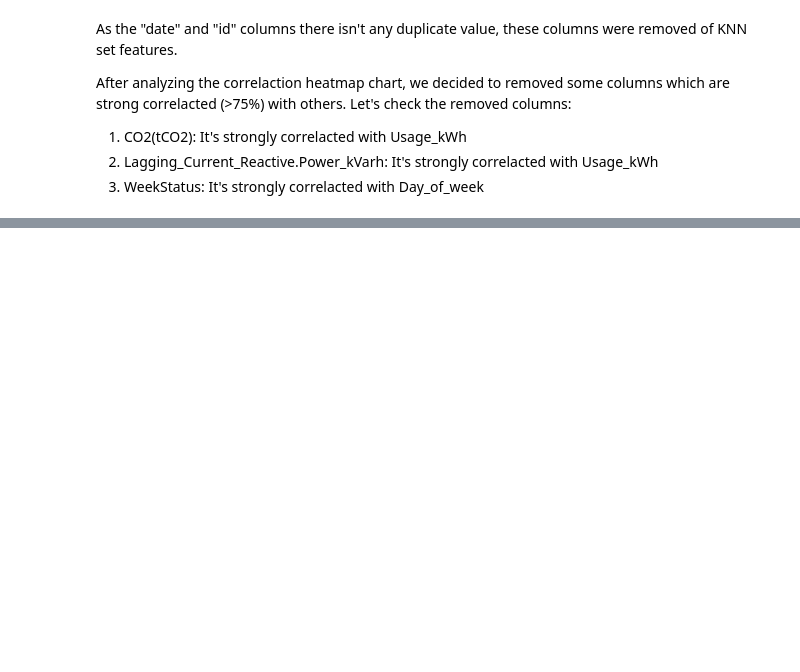
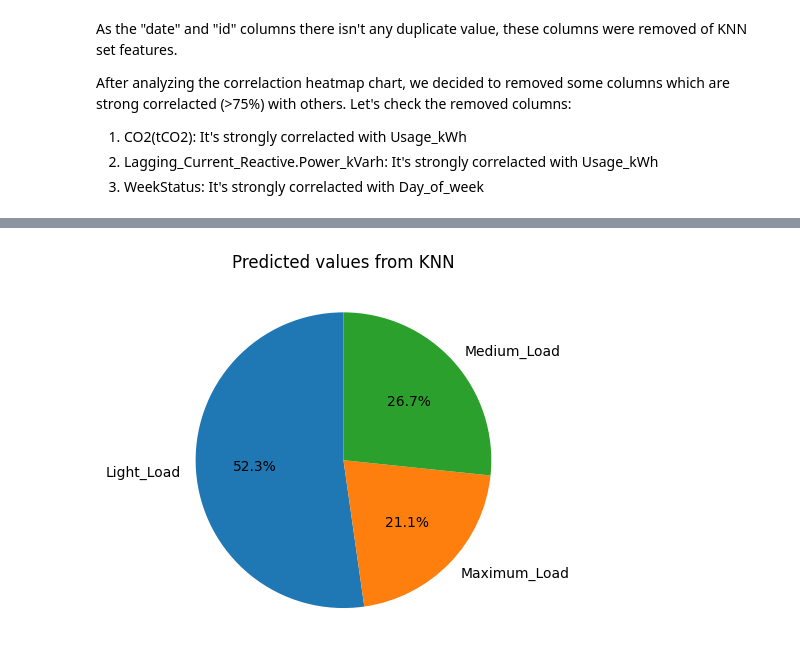
Before and after one commit to martinsphl/MAI5035, a Jupyter notebook: TAREFA_1_1.ipynb, the cells around one changed output, grey strips where cells are left out. Saved outputs shown, nothing was run; the diff lists cells and outputs as text; code cells hidden in the pictures; blank space fills up the shorter version.

```diff
--- a/TAREFA_1_1.ipynb
+++ b/TAREFA_1_1.ipynb
@@ -462,0 +496,9 @@ y = df_normalized.loc[mask, ['Load_Type']]
+# %%
+# Now it's time to predict the unknown values from cleaned dataset
+y_pred = knn.predict(df_unknown_target.iloc[:, :-1])
+unique, counts = np.unique(y_pred, return_counts=True)
+plt.title("Predicted values from KNN")
+plt.pie(counts, labels=unique, autopct='%1.1f%%', startangle=90)
+plt.show()
+# %% [output]
+[figure, added]
```
Also changed, not shown: parts of 5 cells of this notebook.
